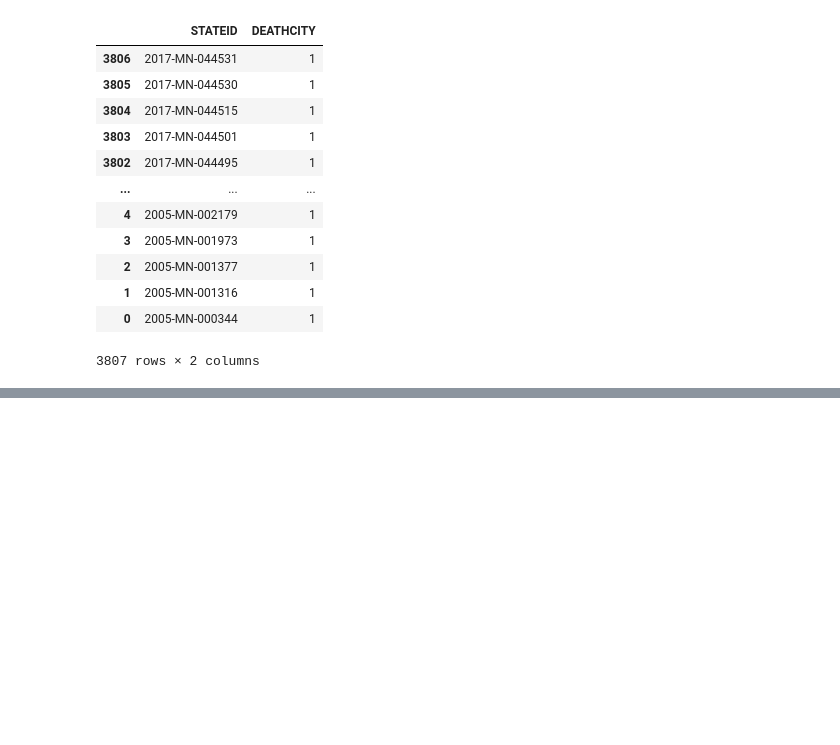
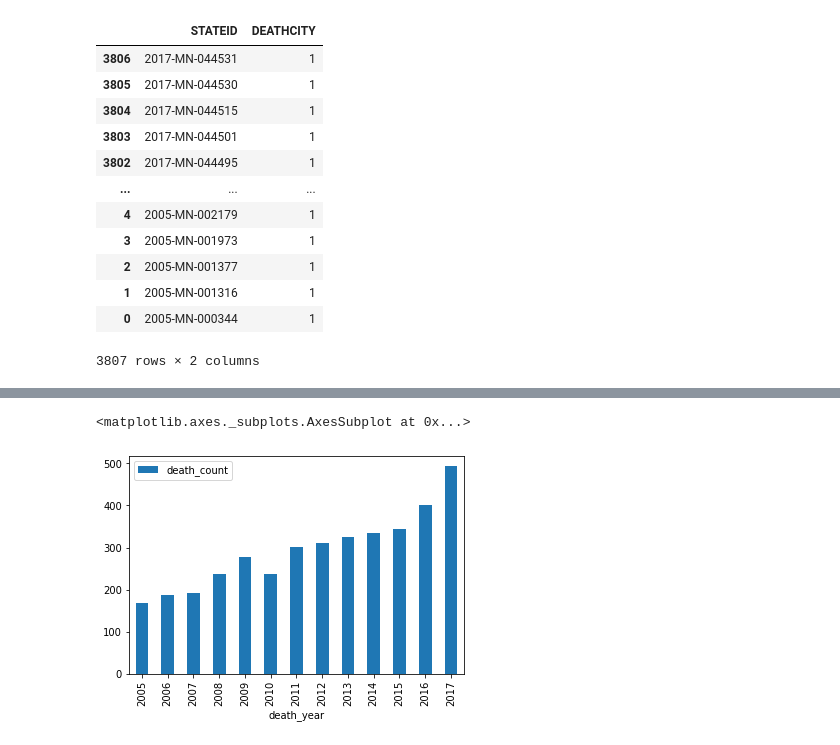
Before and after one commit to StellaYu101/teaching-guide-data-cleaning-and-viz-with-python, a Jupyter notebook: Opioid scratchpad.ipynb, the cells around one changed output, grey strips where cells are left out. Saved outputs shown, nothing was run; the diff lists cells and outputs as text; code cells hidden in the pictures; blank space fills up the shorter version.

```diff
--- a/Opioid scratchpad.ipynb
+++ b/Opioid scratchpad.ipynb
@@ -52,0 +227,4 @@ df[['STATEID', 'DEATHCITY']].groupby('STATEID').count().reset_index().sort_value
+# %%
+deaths_by_year = df[['STATEID', 'death_year']].groupby('death_year').count().reset_index().sort_values('death_year')
+deaths_by_year.rename(columns={'STATEID': 'death_count'}, inplace=True)
+deaths_by_year
@@ -53,3 +246,8 @@ df[['STATEID', 'DEATHCITY']].groupby('STATEID').count().reset_index().sort_value
+# %%
+deaths_by_year.plot.bar(x='death_year', y='death_count')
+# %% [output]
+<matplotlib.axes._subplots.AxesSubplot at 0x...>
+[figure, added]
 # %%
 # Group by death city
 deaths_by_city = df[['STATEID', 'DEATHCITY']].groupby('DEATHCITY').count().reset_index().sort_values('STATEID', ascending=False)
```
Also changed, not shown: parts of 32 cells of this notebook, 1 other file.
